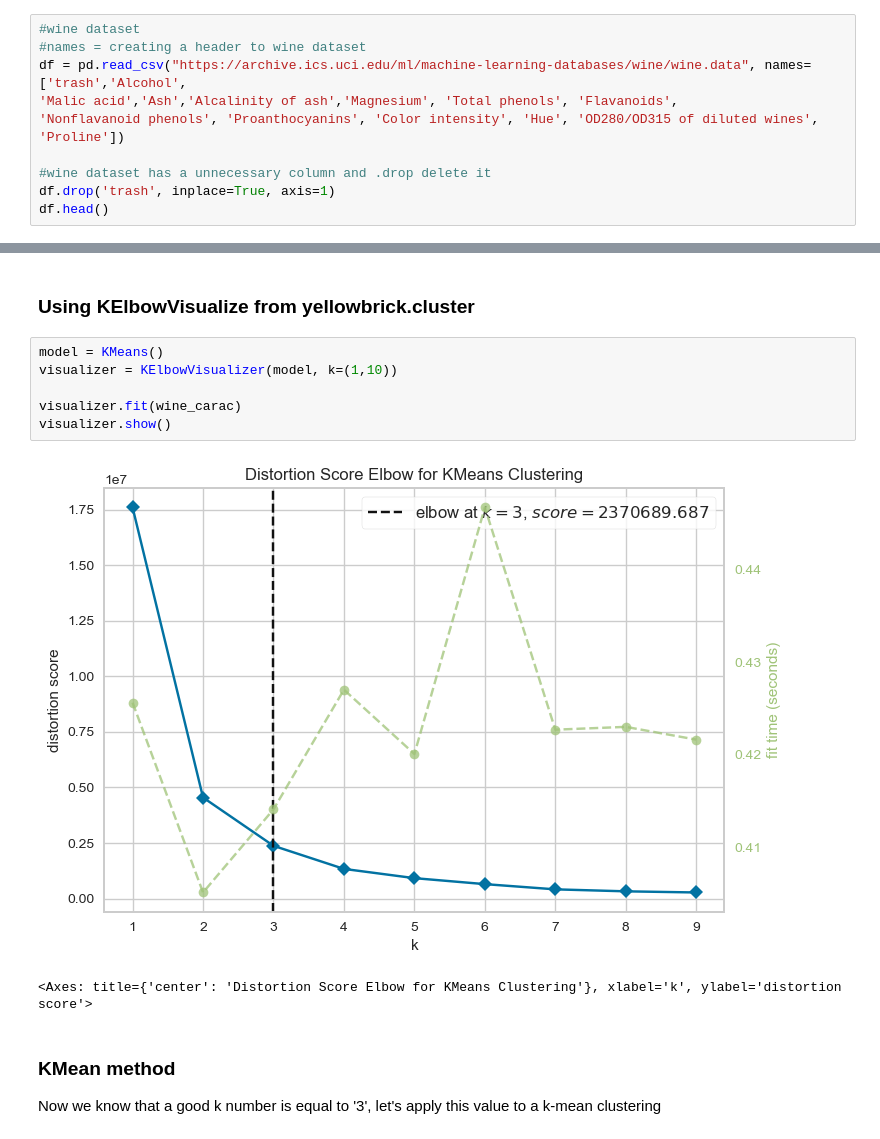
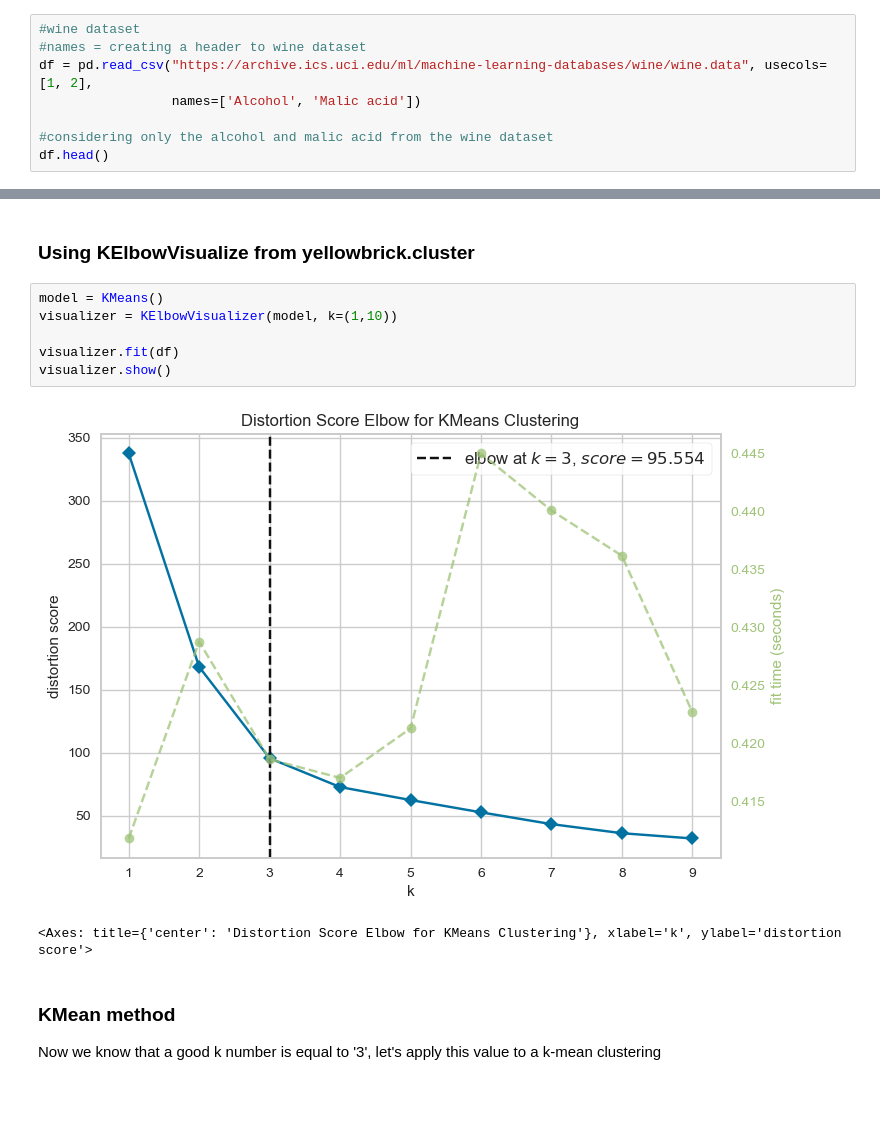
Before and after one commit to Joyvixtor/clustering_project, a Jupyter notebook: main.ipynb, the cells around one changed output, grey strips where cells are left out. Cells and saved outputs as stored; diff of their text form; blank space fills up the shorter version.

Commit message:
turning the dataset into a 2d array

```diff
--- a/main.ipynb
+++ b/main.ipynb
@@ -15,11 +15,9 @@ import os
 # %%
 #wine dataset
 #names = creating a header to wine dataset
-df = pd.read_csv("https://archive.ics.uci.edu/ml/machine-learning-databases/wine/wine.data", names= ['trash','Alcohol',
-'Malic acid','Ash','Alcalinity of ash','Magnesium', 'Total phenols', 'Flavanoids',
-'Nonflavanoid phenols', 'Proanthocyanins', 'Color intensity', 'Hue', 'OD280/OD315 of diluted wines', 'Proline'])
+df = pd.read_csv("https://archive.ics.uci.edu/ml/machine-learning-databases/wine/wine.data", usecols=[1, 2],
+                 names=['Alcohol', 'Malic acid'])
 
-#wine dataset has a unnecessary column and .drop delete it
-df.drop('trash', inplace=True, axis=1)
+#considering only the alcohol and malic acid from the wine dataset
 df.head()
 # %% [output]
@@ -97,11 +79,11 @@ Text(0, 0.5, 'SSE (Sum of squared distance)')
 # %%
 model = KMeans()
 visualizer = KElbowVisualizer(model, k=(1,10))
 
-visualizer.fit(wine_carac)
+visualizer.fit(df)
 visualizer.show()
 # %% [output]
-[figure, old version]
+[figure, new version]
 <Axes: title={'center': 'Distortion Score Elbow for KMeans Clustering'}, xlabel='k', ylabel='distortion score'>
 # %% [markdown]
 ### KMean method
```
Also changed, not shown: parts of 8 cells of this notebook.
